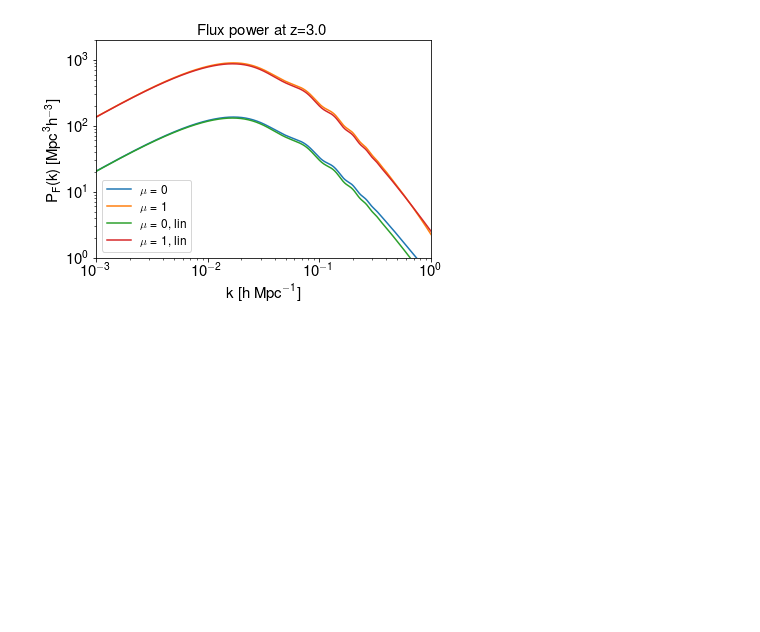
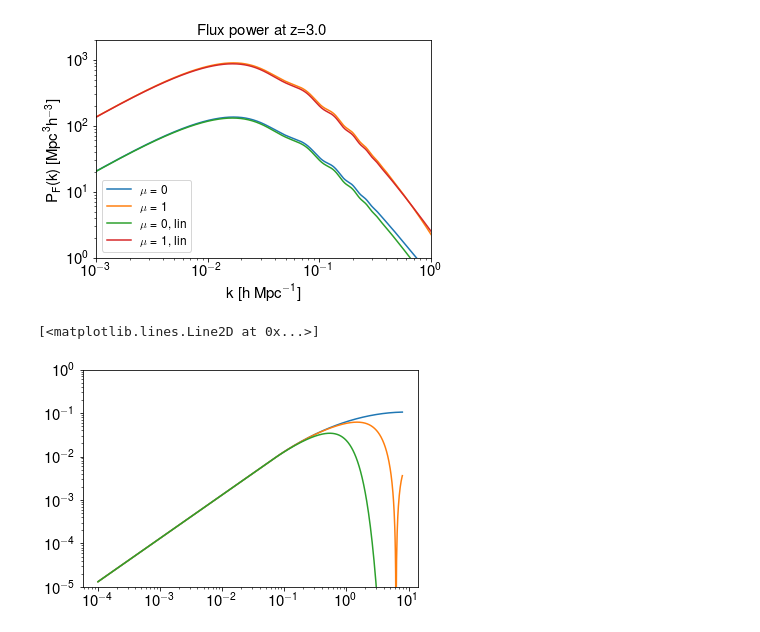
Before and after one commit to igmhub/lyaforecast, a Jupyter notebook: examples/plot_P3D.ipynb, the cells around one changed output. Saved outputs shown, nothing was run; the diff lists cells and outputs as text; code cells hidden in the pictures; blank space fills up the shorter version.

```diff
--- a/examples/plot_P3D.ipynb
+++ b/examples/plot_P3D.ipynb
@@ -45,3 +45,15 @@ plt.legend(loc='lower left',fontsize=12)
 plt.show()
 # %% [output]
 [figure]
+# %%
+p1d = theory.FluxP1D_hMpc(z,k,0.01,0.01)
+p1d_TH = theory.FluxP1D_hMpc(z,k,0.01,1.0)
+p1d_G = theory.FluxP1D_hMpc(z,k,1.0,0.01)
+# %%
+plt.ylim(1e-5,1)
+plt.loglog(k,k*p1d/np.pi)
+plt.loglog(k,k*p1d_TH/np.pi)
+plt.loglog(k,k*p1d_G/np.pi)
+# %% [output]
+[<matplotlib.lines.Line2D at 0x...>]
+[figure, added]
```
Also changed, not shown: 9 other files.
